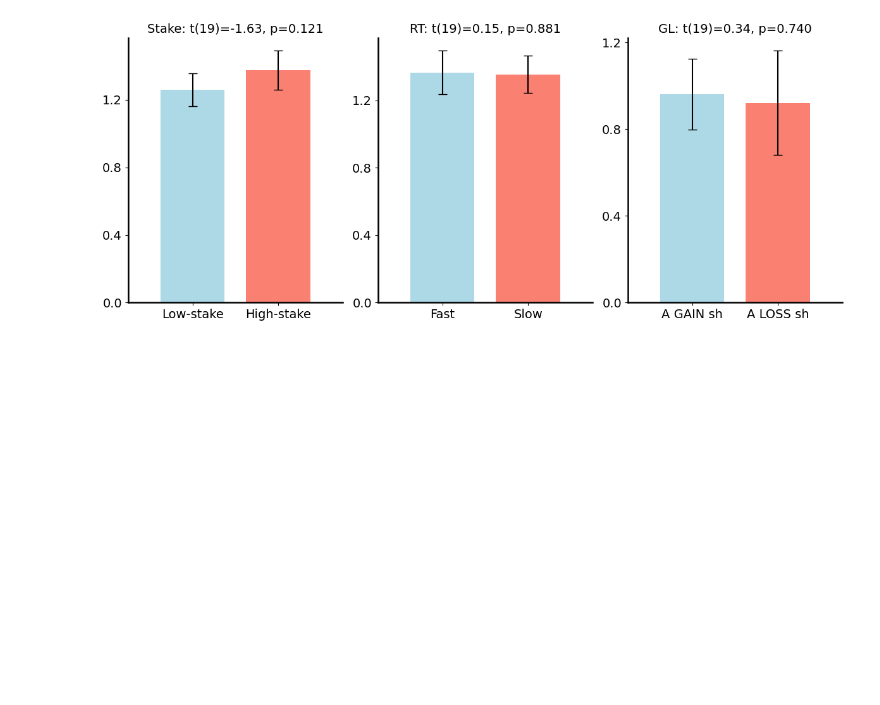
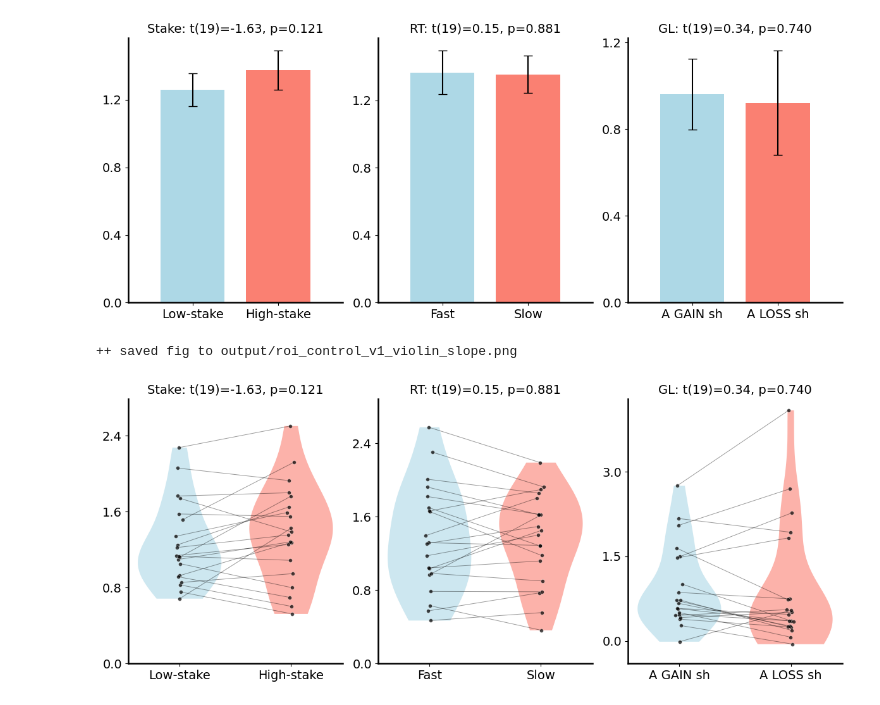
Before and after one commit to yuhuichai/LCT, a Jupyter notebook: roiProfile_control_v1.ipynb, the cells around one changed output. Drawn from its saved outputs; the diff is of its cells as text; code cells hidden in the pictures; blank space fills up the shorter version.

```diff
--- a/roiProfile_control_v1.ipynb
+++ b/roiProfile_control_v1.ipynb
@@ -54,6 +54,8 @@ t_stats = {}
 means   = {}
 sems    = {}
 labels  = {}
+
+pairs = {}   # NEW: keep subject-level pairs for each contrast
 
 # ── LOOP & COMPUTE ────────────────────────────────────────────────────────────
 for name, cfg in analyses.items():
@@ -90,6 +92,8 @@ for name, cfg in analyses.items():
     else:
         raise RuntimeError(f"Unknown mode {mode}")
 
+    pairs[name] = pair.copy()   # NEW: store 2×n_subj array for plotting
+
     # compute mean & SEM
     mu  = pair.mean(axis=1)
     se  = pair.std(axis=1, ddof=1) / np.sqrt(n_subj)
@@ -149,3 +153,71 @@ print("++ save fig to the server")
 # %% [output]
 ++ save fig to the server
 [figure]
+# %%
+# %% Violin + paired slope for control V1 across contrasts (Stake, RT, GL)
+import numpy as np, matplotlib.pyplot as plt
+from matplotlib.ticker import MaxNLocator
+from scipy.stats import t
+
+fig, axes = plt.subplots(1, len(pairs), figsize=(12, 5), sharey=False)
+if not isinstance(axes, np.ndarray):
+    axes = np.array([axes])
+
+gain_color, loss_color = 'lightblue', 'salmon'
+JITTER_SD = 0.02
+
+# Keep contrast order consistent with your 'analyses' dict
+names = [k for k in analyses.keys() if k in pairs]
+
+for ax, name in zip(axes, names):
+    pair = pairs[name]            # shape (2, n_subj)
+    lab  = labels[name]           # e.g., ['Low-stake','High-stake'] etc.
+    tval, df, pval, _ = t_stats[name]
+    a = np.asarray(pair[0, :], float)
+    b = np.asarray(pair[1, :], float)
+
+    # background violins
+    parts = ax.violinplot([a, b],
+                          positions=[0, 1], widths=0.75,
+                          showmeans=False, showmedians=False, showextrema=False)
+    parts['bodies'][0].set_facecolor(gain_color); parts['bodies'][0].set_alpha(0.6); parts['bodies'][0].set_edgecolor('none')
+    parts['bodies'][1].set_facecolor(loss_color); parts['bodies'][1].set_alpha(0.6); parts['bodies'][1].set_edgecolor('none')
+
+    # paired slope lines + dots (use SAME jitter so lines hit both dots)
+    rng = np.random.default_rng(7)
+    mask = np.isfinite(a) & np.isfinite(b)
+    a, b = a[mask], b[mask]
+    base = rng.normal(0, JITTER_SD, size=a.size)
+    xa, xb = 0 + base, 1 + base
+
+    # lines under points
+    for x0, x1, y0, y1 in zip(xa, xb, a, b):
+        ax.plot([x0, x1], [y0, y1], color='k', alpha=0.4, lw=0.7, zorder=4)
+
+    # dots
+    ax.scatter(xa, a, s=18, alpha=0.7, color='k', linewidth=0.3, edgecolor='white', zorder=5)
+    ax.scatter(xb, b, s=18, alpha=0.7, color='k', linewidth=0.3, edgecolor='white', zorder=5)
+
+    # per-axis y-limits (robust, with padding)
+    y = np.concatenate([a, b])
+    if y.size:
+        lo, hi = np.percentile(y, [1, 99])
+        pad = 0.2 * (hi - lo if hi > lo else 1.0)
+        ax.set_ylim(min(lo - pad/2,0), hi + pad)
+
+    # cosmetics & labels
+    ax.set_xticks([0, 1])
+    ax.set_xticklabels(lab, rotation=0, fontsize=12)
+    ax.set_title(f"{name}: t({df})={tval:.2f}, p={pval:.3f}", fontsize=14)
+    # ax.axhline(0, color='k', lw=0.8, alpha=0.8)
+    ax.tick_params(axis='y', labelsize=14); ax.tick_params(axis='x', labelsize=14)
+    for s in ['top', 'right']: ax.spines[s].set_visible(False)
+    ax.spines['left'].set_linewidth(1.8); ax.spines['bottom'].set_linewidth(1.8)
+    ax.yaxis.set_major_locator(MaxNLocator(4))
+
+plt.tight_layout()
+plt.savefig("output/roi_control_v1_violin_slope.png", dpi=300, bbox_inches='tight')
+print("++ saved fig to output/roi_control_v1_violin_slope.png")
+# %% [output]
+++ saved fig to output/roi_control_v1_violin_slope.png
+[figure, added]
```
Also changed, not shown: parts of 1 cell of this notebook, 4 other files.
